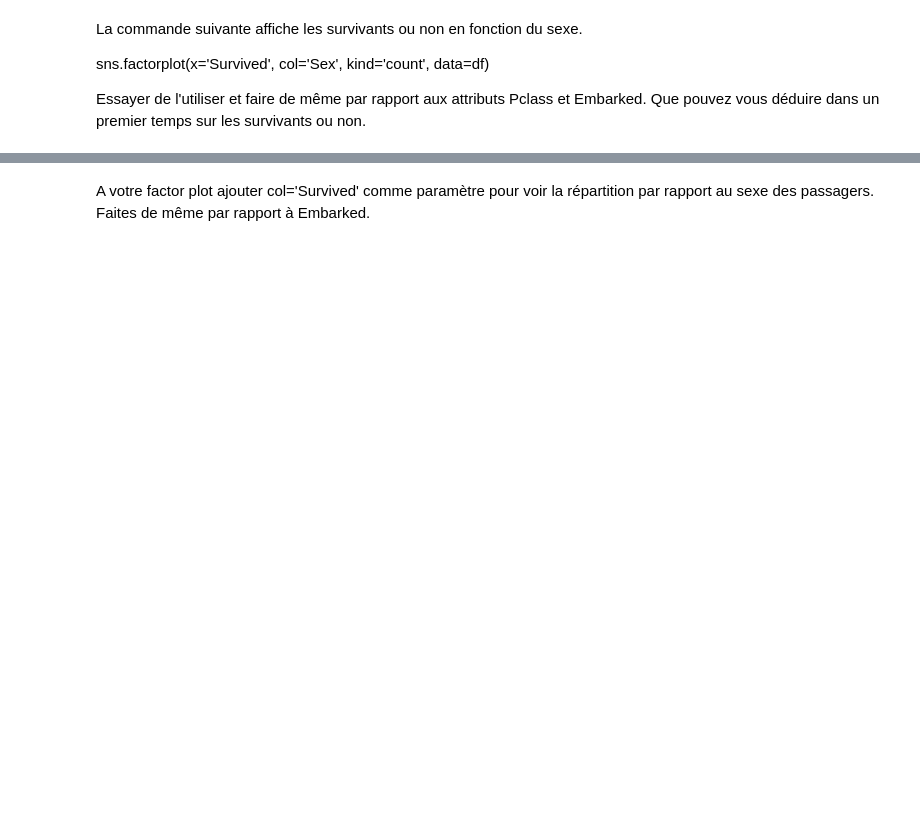
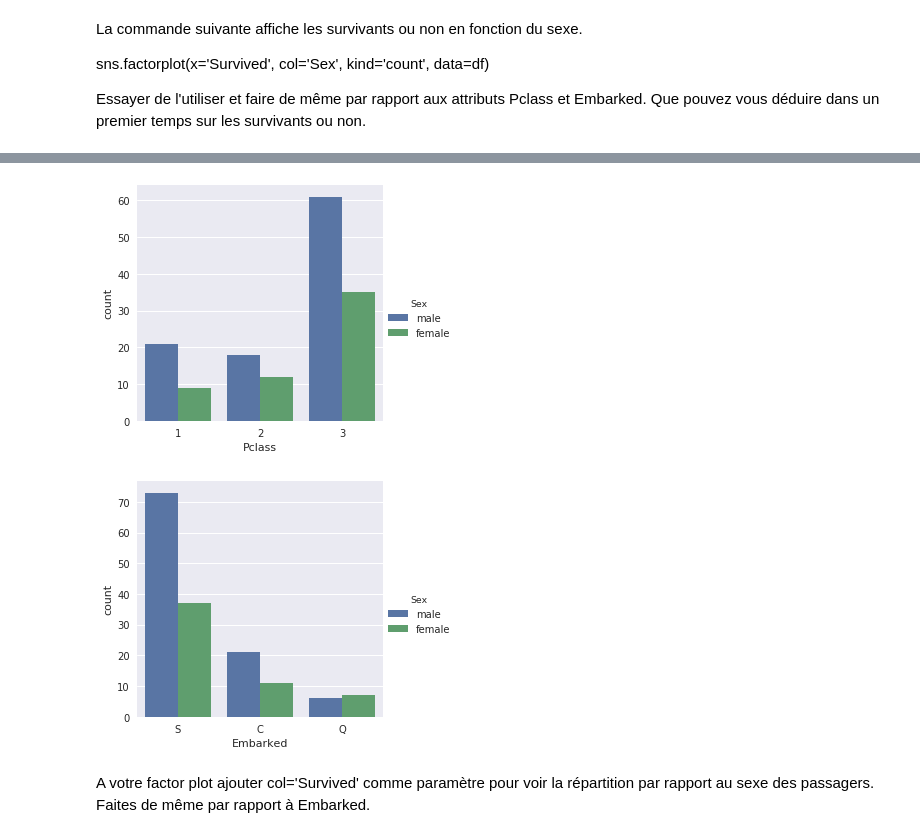
Before and after one commit to TDiGiovanni/TP, a Jupyter notebook: M1/Science_des_donnees/TP1/TP1.ipynb, the cells around one changed output, grey strips where cells are left out. Saved outputs shown, nothing was run; the diff lists cells and outputs as text; code cells hidden in the pictures; blank space fills up the shorter version.

```diff
--- a/M1/Science_des_donnees/TP1/TP1.ipynb
+++ b/M1/Science_des_donnees/TP1/TP1.ipynb
@@ -85,2 +224,8 @@ Exécuter le code. Que constatez vous ? Faire la même chose pour Embarked
+# %%
+g = sns.factorplot('Pclass', data = passengers, hue = "Sex", kind = "count")
+h = sns.factorplot('Embarked', data = passengers, hue = "Sex", kind = "count")
+# %% [output]
+[figure, added]
+[figure, added]
 # %% [markdown]
 A votre factor plot ajouter col='Survived' comme paramètre pour voir la répartition par rapport au sexe des passagers. Faites de même par rapport à Embarked.
```
Also changed, not shown: parts of 49 cells of this notebook, 5 other files.
